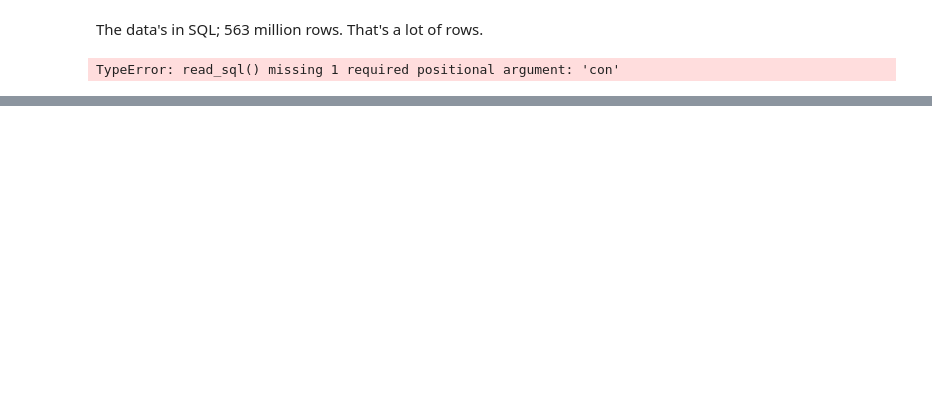
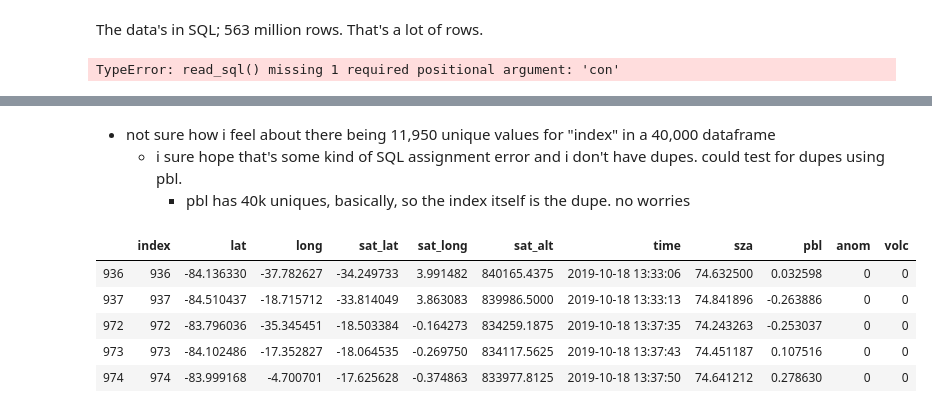
Before and after one commit to mcleverley/sulfur_dioxide_global, a Jupyter notebook: more_EDA.ipynb, the cells around one changed output, grey strips where cells are left out. Saved outputs shown, nothing was run; the diff lists cells and outputs as text; code cells hidden in the pictures; blank space fills up the shorter version.

```diff
--- a/more_EDA.ipynb
+++ b/more_EDA.ipynb
@@ -13,0 +268,13 @@ TypeError: read_sql() missing 1 required positional argument: 'con'
+# %% [markdown]
+- not sure how i feel about there being 11,950 unique values for "index" in a 40,000 dataframe
+    - i sure hope that's some kind of SQL assignment error and i don't have dupes. could test for dupes using pbl.
+        - pbl has 40k uniques, basically, so the index itself is the dupe. no worries
+# %%
+df.head()
+# %% [output]
+|  | index | lat | long | sat_lat | sat_long | sat_alt | time | sza | pbl | anom | volc |
+| 936 | 936 | -84.136330 | -37.782627 | -34.249733 | 3.991482 | 840165.4375 | 2019-10-18 13:33:06 | 74.632500 | 0.032598 | 0 | 0 |
+| 937 | 937 | -84.510437 | -18.715712 | -33.814049 | 3.863083 | 839986.5000 | 2019-10-18 13:33:13 | 74.841896 | -0.263886 | 0 | 0 |
+| 972 | 972 | -83.796036 | -35.345451 | -18.503384 | -0.164273 | 834259.1875 | 2019-10-18 13:37:35 | 74.243263 | -0.253037 | 0 | 0 |
+| 973 | 973 | -84.102486 | -17.352827 | -18.064535 | -0.269750 | 834117.5625 | 2019-10-18 13:37:43 | 74.451187 | 0.107516 | 0 | 0 |
+| 974 | 974 | -83.999168 | -4.700701 | -17.625628 | -0.374863 | 833977.8125 | 2019-10-18 13:37:50 | 74.641212 | 0.278630 | 0 | 0 |
```
Also changed, not shown: parts of 51 cells of this notebook, 1 other file.
